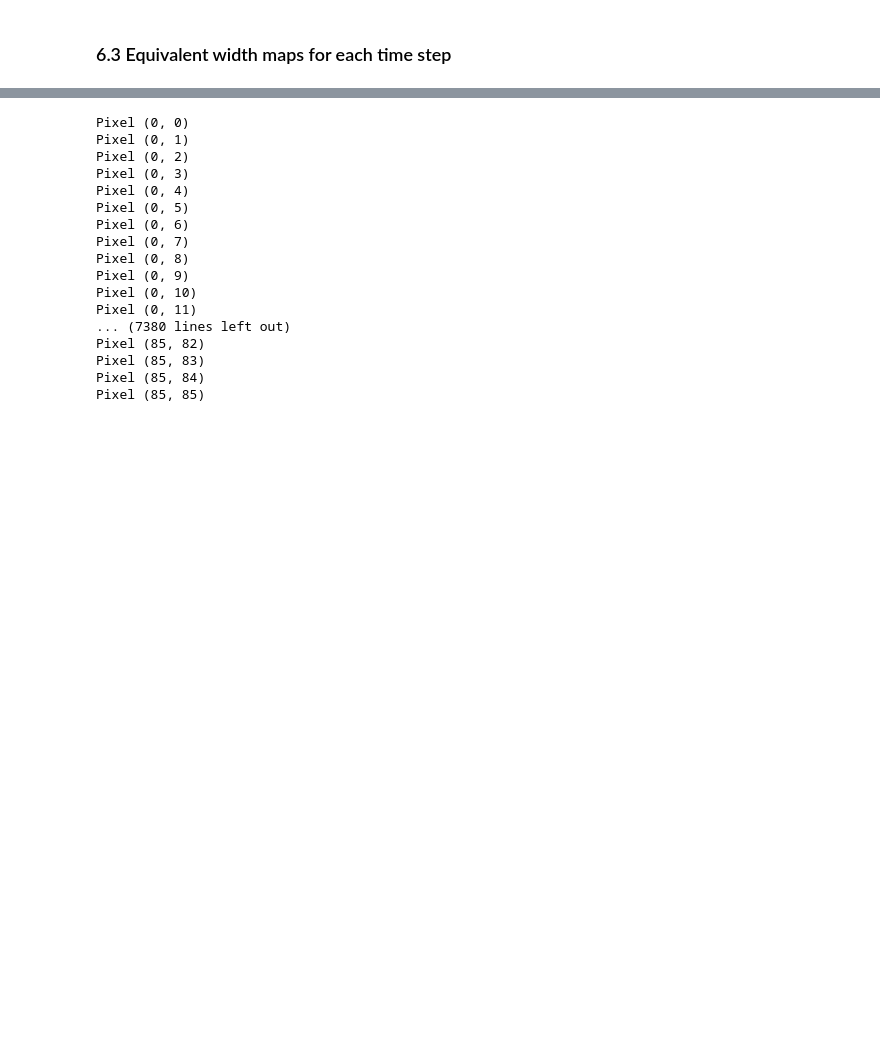
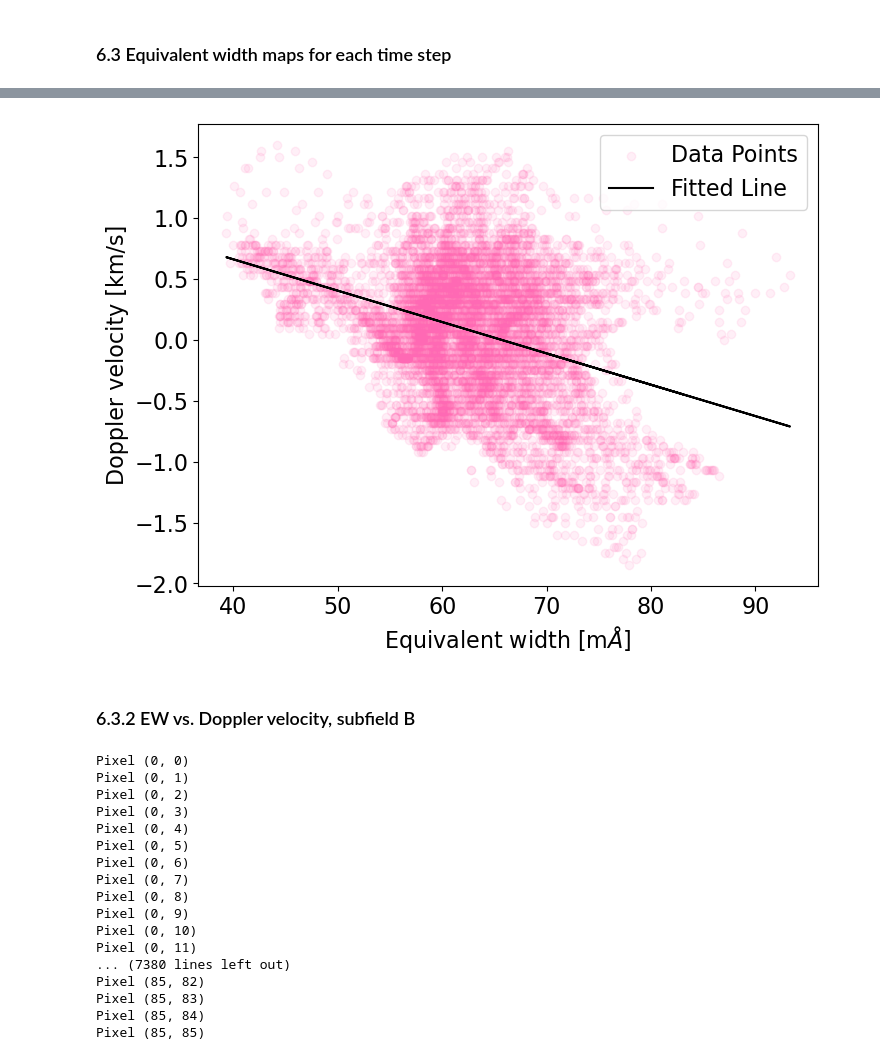
Before and after one commit to rebkabob/solar_and_stellar_physics, a Jupyter notebook: sst4_analysis.ipynb, the cells around one changed output, grey strips where cells are left out. Drawn from its saved outputs; the diff is of its cells as text; code cells hidden in the pictures; blank space fills up the shorter version.

```diff
--- a/sst4_analysis.ipynb
+++ b/sst4_analysis.ipynb
@@ -602,0 +618,20 @@ ew_cube_B = np.load("ew_cube_B.npy")
+# %%
+x = ew_cube_A[len(time) - 1, :, :].flatten()
+y = doppler_cube_A[len(time) - 1, :, :].flatten()
+
+coefficients = np.polyfit(x, y, 1)
+slope, intercept = coefficients
+
+# Create the fitted line
+fitted_line = slope * x + intercept
+
+# Plotting
+fig,ax = plt.subplots(figsize=(8, 6))
+ax.scatter(x, y, color='hotpink', alpha = 0.1, label='Data Points')
+ax.plot(x, fitted_line, color='black', label='Fitted Line')
+ax.set_xlabel("Equivalent width [m$\AA$]")
+ax.set_ylabel("Doppler velocity [km/s]")
+plt.legend(loc='upper right')
+plt.show()
+# %% [output]
+[figure, added]
@@ -603 +656,3 @@ ew_cube_B = np.load("ew_cube_B.npy")
+# %% [markdown]
+### 6.3.2 EW vs. Doppler velocity, subfield B
 # %%
```
Also changed, not shown: parts of 5 cells of this notebook, 59 other files.
